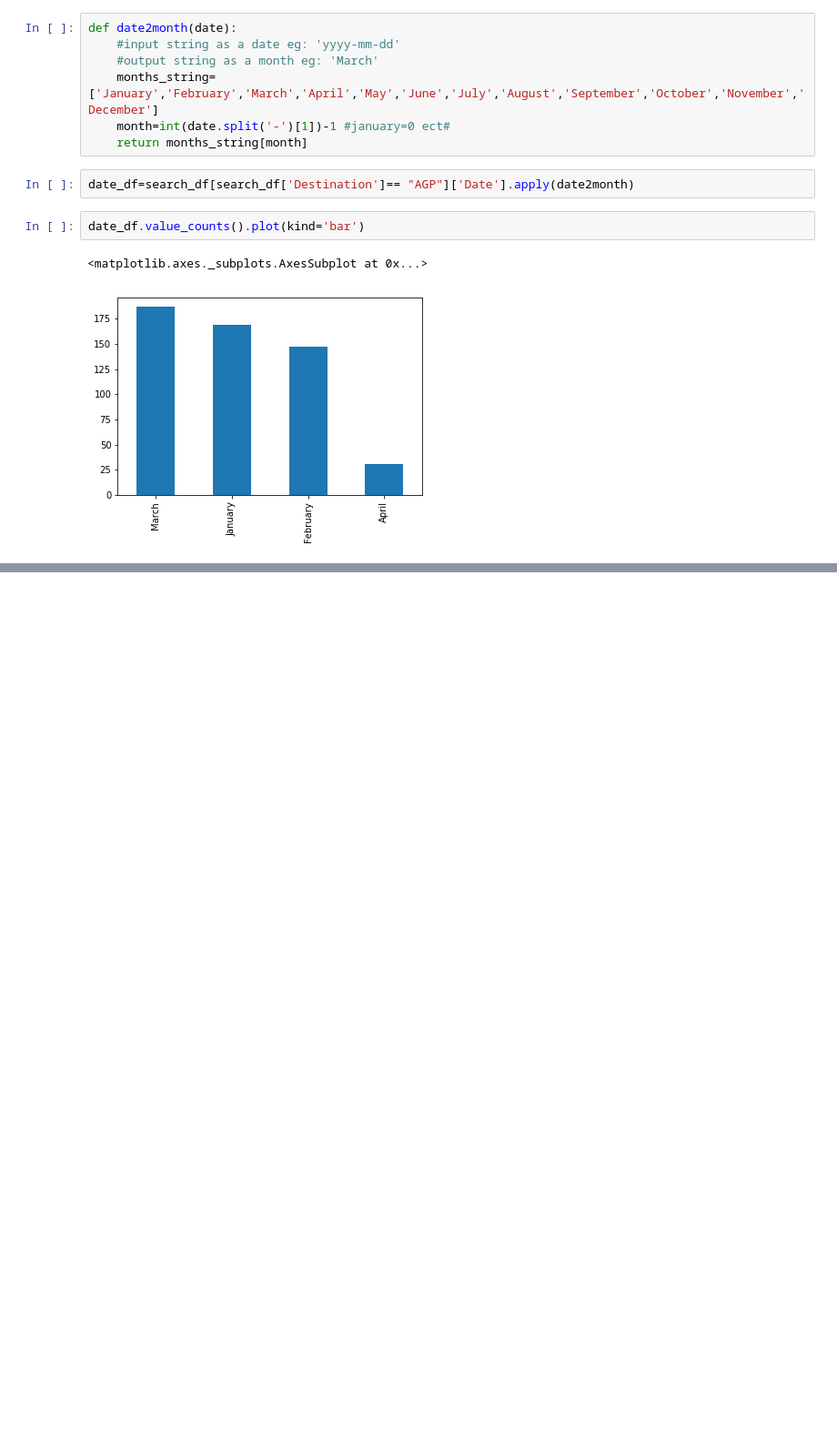
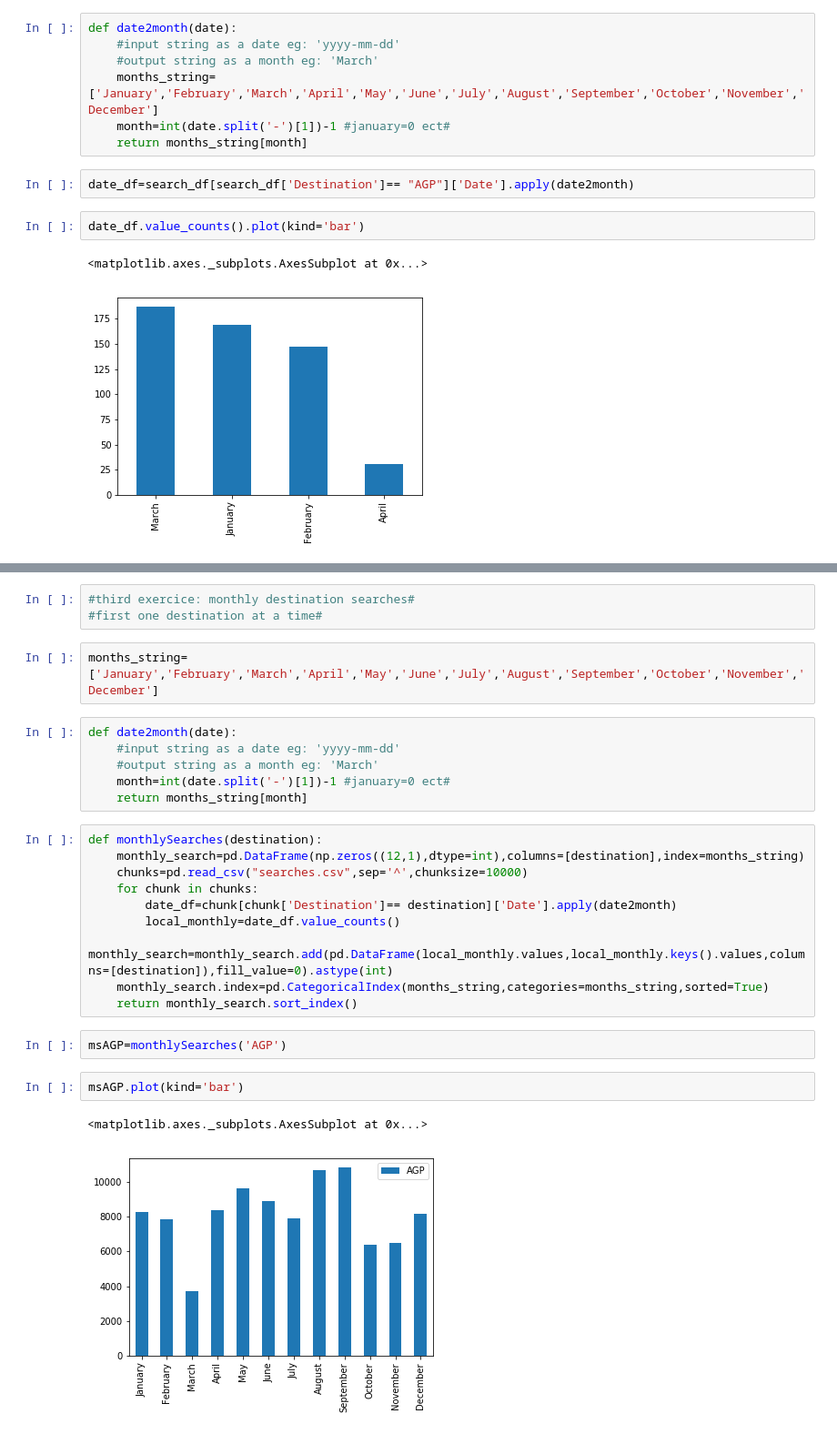
Before and after one commit to qgroshens/air_travel_data_processing, a Jupyter notebook: data_processing.ipynb, the cells around one changed output, grey strips where cells are left out. Shown at 91% size. Saved outputs shown, nothing was run; the diff lists cells and outputs as text; blank space fills up the shorter version.

Commit message:
exercice 3, each destination at a time

```diff
--- a/data_processing.ipynb
+++ b/data_processing.ipynb
@@ -113,0 +152,28 @@ date_df.value_counts().plot(kind='bar')
+# %%
+#third exercice: monthly destination searches#
+#first one destination at a time#
+# %%
+months_string=['January','February','March','April','May','June','July','August','September','October','November','December']
+# %%
+def date2month(date):
+    #input string as a date eg: 'yyyy-mm-dd'
+    #output string as a month eg: 'March'
+    month=int(date.split('-')[1])-1 #january=0 ect#
+    return months_string[month]
+# %%
+def monthlySearches(destination):
+    monthly_search=pd.DataFrame(np.zeros((12,1),dtype=int),columns=[destination],index=months_string)
+    chunks=pd.read_csv("searches.csv",sep='^',chunksize=10000)
+    for chunk in chunks:
+        date_df=chunk[chunk['Destination']== destination]['Date'].apply(date2month)
+        local_monthly=date_df.value_counts()
+        monthly_search=monthly_search.add(pd.DataFrame(local_monthly.values,local_monthly.keys().values,columns=[destination]),fill_value=0).astype(int)
+    monthly_search.index=pd.CategoricalIndex(months_string,categories=months_string,sorted=True)
+    return monthly_search.sort_index()
+# %%
+msAGP=monthlySearches('AGP')
+# %%
+msAGP.plot(kind='bar')
+# %% [output]
+<matplotlib.axes._subplots.AxesSubplot at 0x...>
+[figure, added]
```
Also changed, not shown: parts of 15 cells of this notebook.
